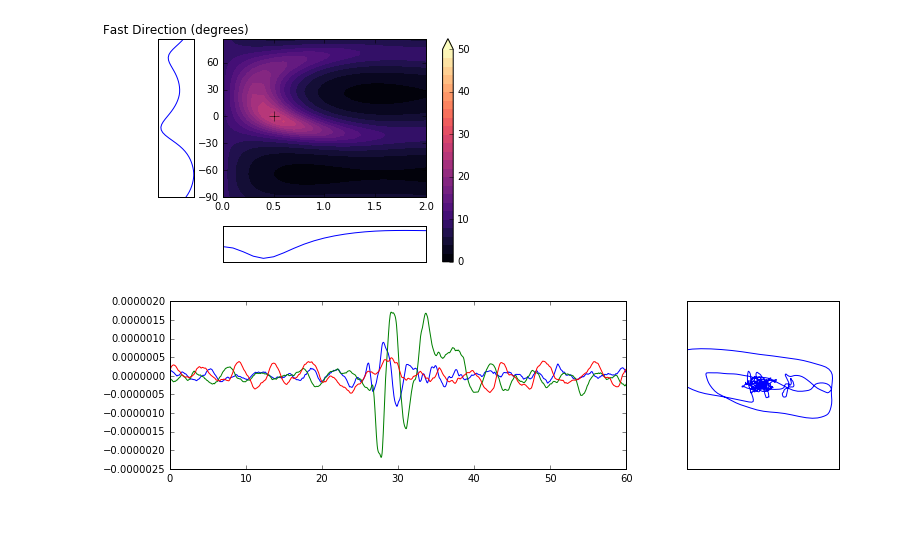
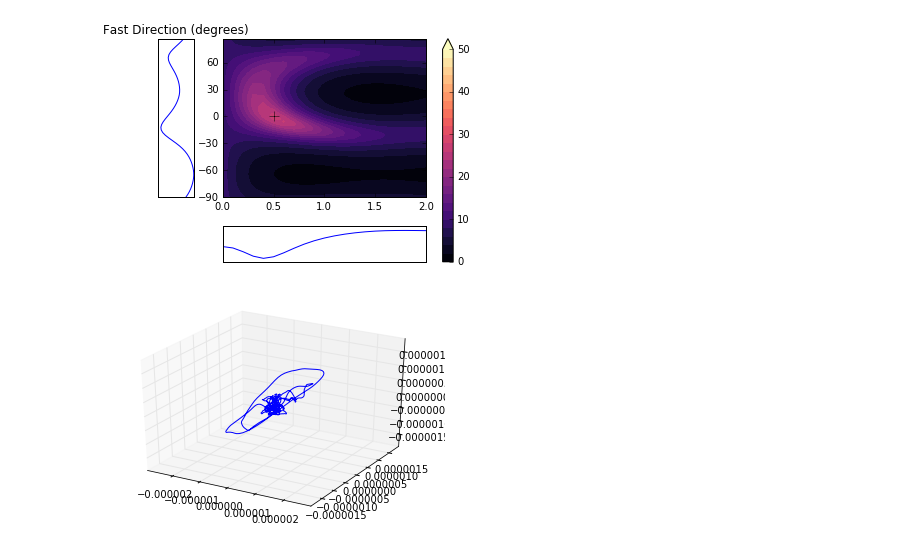
Before and after one commit to JackWalpole/splitwavepy, a Jupyter notebook: devel/Work_with_obspy.ipynb, the cells around one changed output. Drawn from its saved outputs; the diff is of its cells as text; code cells hidden in the pictures; blank space fills up the shorter version.

```diff
--- a/devel/Work_with_obspy.ipynb
+++ b/devel/Work_with_obspy.ipynb
@@ -122,6 +122,6 @@ M.plotsurf()
 # %%
 t = s.Trio(d[0].data,d[1].data,d[2].data,delta=delta)
 # %%
-t.plot()
+t.ppm()
 # %% [output]
-[figure, old version]
+[figure, new version]
```
Also changed, not shown: parts of 5 cells of this notebook, 2 other files.
